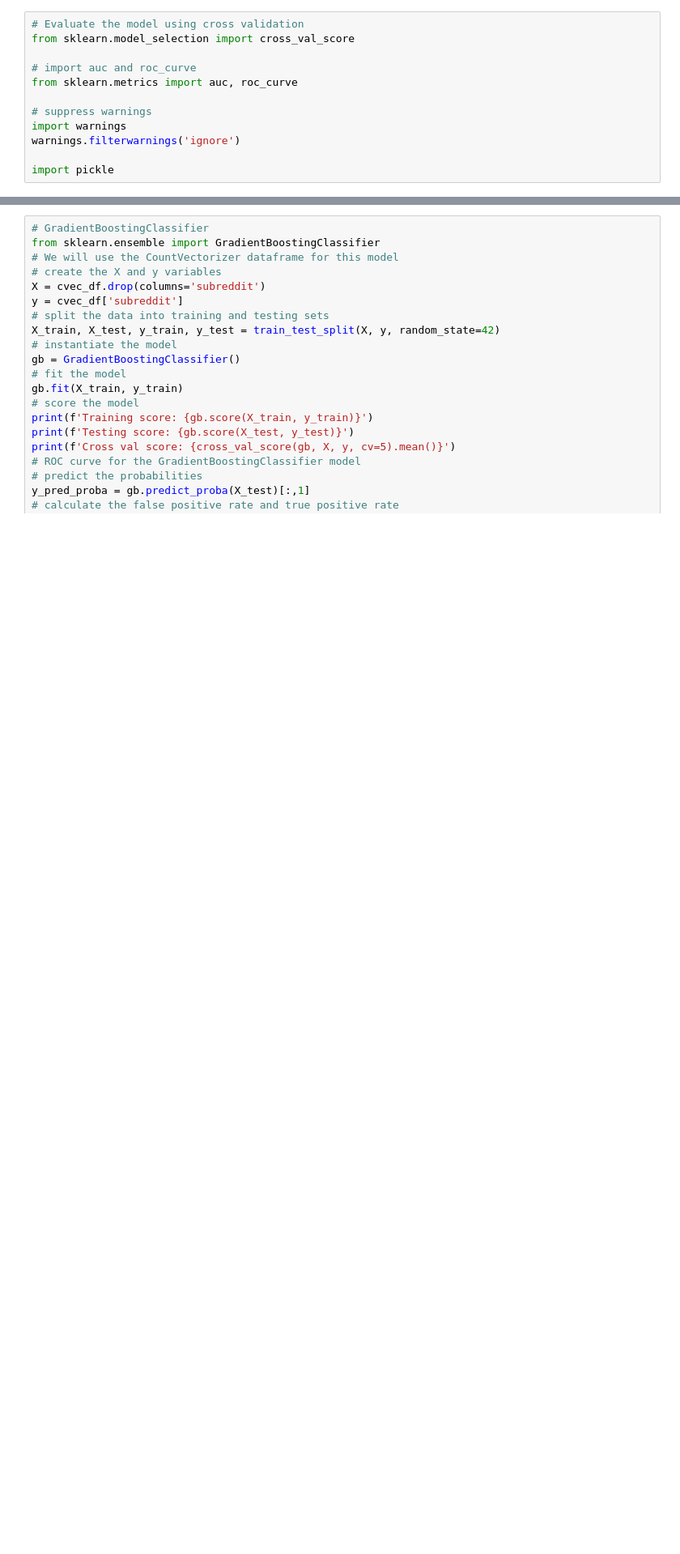
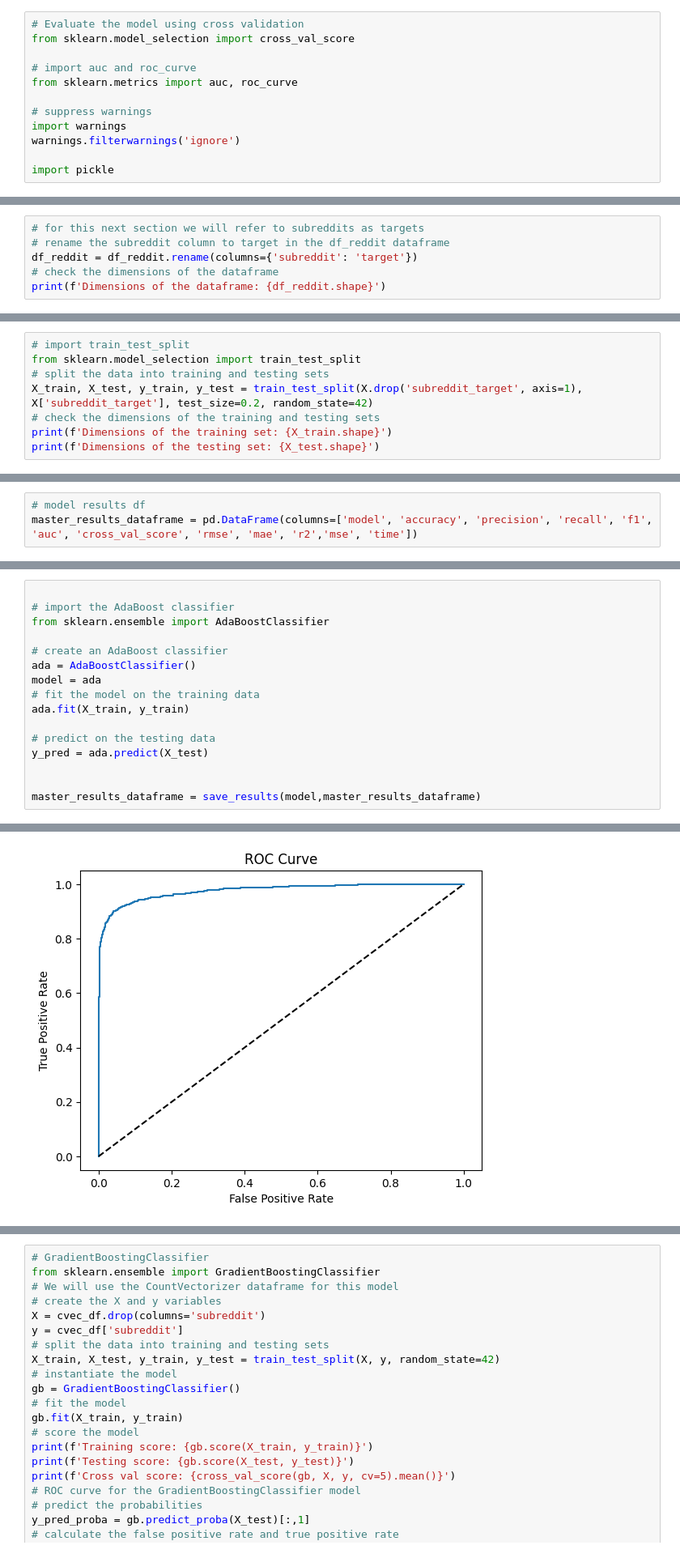
Before and after one commit to grahamwaters/Reddit-NLP-Analysis, a Jupyter notebook: notebooks/final_report_checkpoint.ipynb, the cells around one changed output, grey strips where cells are left out. Shown at 81% size. Saved outputs shown, nothing was run; the diff lists cells and outputs as text; blank space fills up the shorter version.

```diff
--- a/notebooks/final_report_checkpoint.ipynb
+++ b/notebooks/final_report_checkpoint.ipynb
@@ -516,0 +474,6 @@ print(f'The pickle files generated here have the following sizes: \n TFIDF: {os.
+# %%
+# for this next section we will refer to subreddits as targets
+# rename the subreddit column to target in the df_reddit dataframe
+df_reddit = df_reddit.rename(columns={'subreddit': 'target'})
+# check the dimensions of the dataframe
+print(f'Dimensions of the dataframe: {df_reddit.shape}')
@@ -516,0 +506,8 @@ print(f'The pickle files generated here have the following sizes: \n TFIDF: {os.
+# %%
+# import train_test_split
+from sklearn.model_selection import train_test_split
+# split the data into training and testing sets
+X_train, X_test, y_train, y_test = train_test_split(X.drop('subreddit_target', axis=1), X['subreddit_target'], test_size=0.2, random_state=42)
+# check the dimensions of the training and testing sets
+print(f'Dimensions of the training set: {X_train.shape}')
+print(f'Dimensions of the testing set: {X_test.shape}')
@@ -516,0 +522,3 @@ print(f'The pickle files generated here have the following sizes: \n TFIDF: {os.
+# %%
+# model results df
+master_results_dataframe = pd.DataFrame(columns=['model', 'accuracy', 'precision', 'recall', 'f1', 'auc', 'cross_val_score', 'rmse', 'mae', 'r2','mse', 'time'])
@@ -516,0 +656,17 @@ print(f'The pickle files generated here have the following sizes: \n TFIDF: {os.
+# %%
+
+# import the AdaBoost classifier
+from sklearn.ensemble import AdaBoostClassifier
+
+# create an AdaBoost classifier
+ada = AdaBoostClassifier()
+model = ada
+# fit the model on the training data
+ada.fit(X_train, y_train)
+
+# predict on the testing data
+y_pred = ada.predict(X_test)
+
+
+master_results_dataframe = save_results(model,master_results_dataframe)
+# %% [output]
@@ -516,0 +684 @@ print(f'The pickle files generated here have the following sizes: \n TFIDF: {os.
+[figure, added]
```
Also changed, not shown: parts of 30 cells of this notebook, 5 other files.
